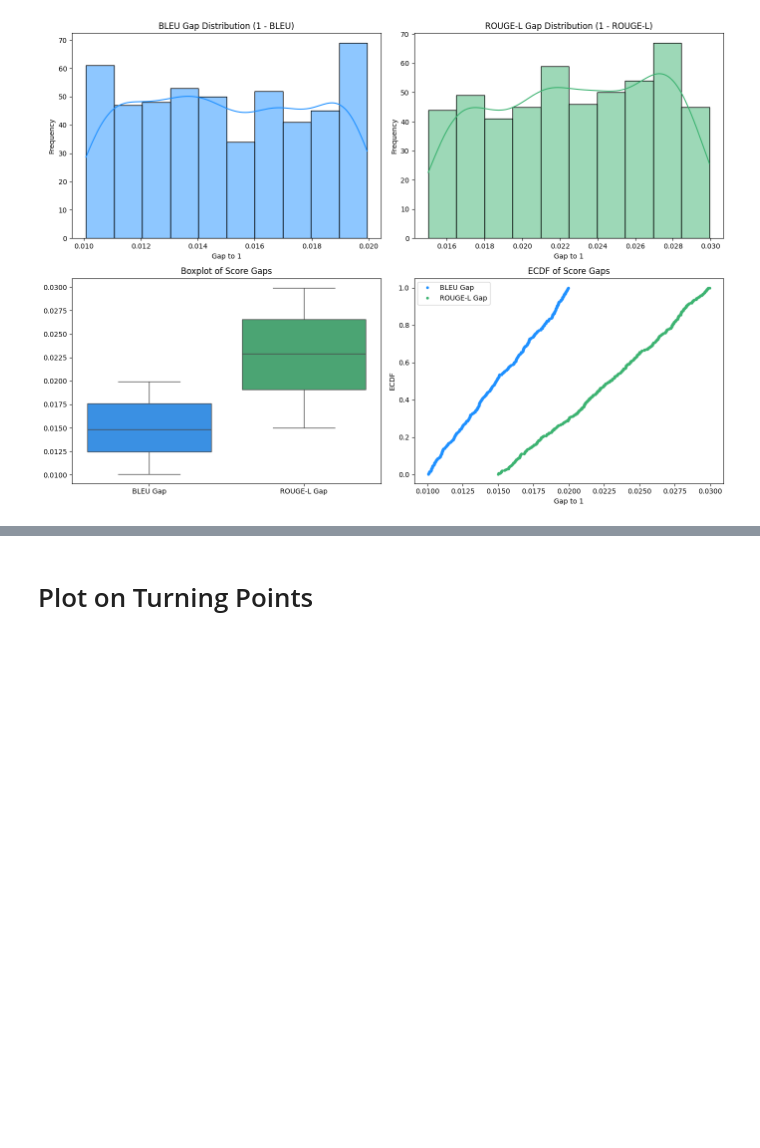
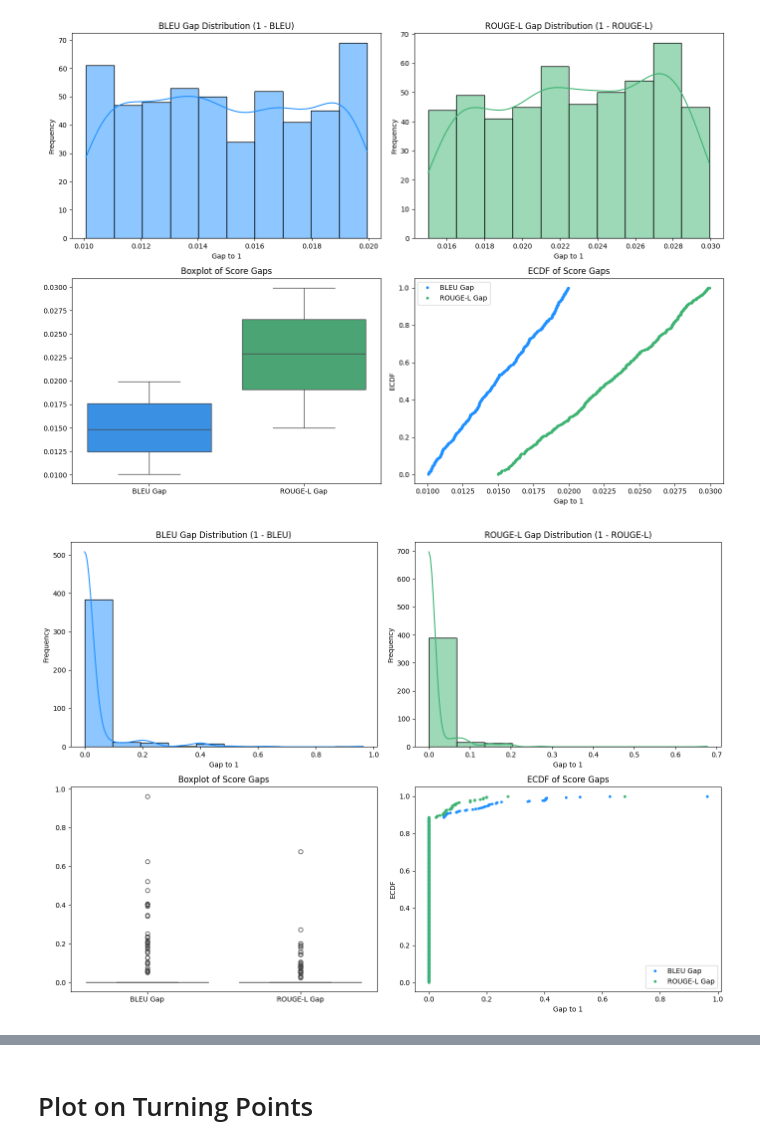
Before and after one commit to phusroyal/CopyMech, a Jupyter notebook: thesis-tflens_npatch.ipynb, the cells around one changed output, grey strips where cells are left out. Cells and saved outputs as stored; diff of their text form; code cells hidden in the pictures; blank space fills up the shorter version.

```diff
--- a/thesis-tflens_npatch.ipynb
+++ b/thesis-tflens_npatch.ipynb
@@ -760,3 +760,22 @@ rouge_scores = 0.97 + 0.015 * np.random.rand(500)  # simulated scores between 0.
 plot_score_gaps(bleu_scores, rouge_scores)
 # %% [output]
 [figure]
+# %%
+from utils import misc
+loaded_data = misc.load_json_files(f"output/continue_generation")
+# %%
+from collections import defaultdict
+import numpy as np
+
+# def get_bleu_roughl(loaded_data):
+bleu = []
+rough_l = []
+for schema in loaded_data:
+    for layer in schema:
+        for sample in layer:
+            bleu.append(sample['bleu_rougel'][0][0])
+            rough_l.append(sample['bleu_rougel'][0][1])
+# %%
+plot_score_gaps(bleu, rough_l)
+# %% [output]
+[figure, added]
```
Also changed, not shown: parts of 5 cells of this notebook, 10 other files.
